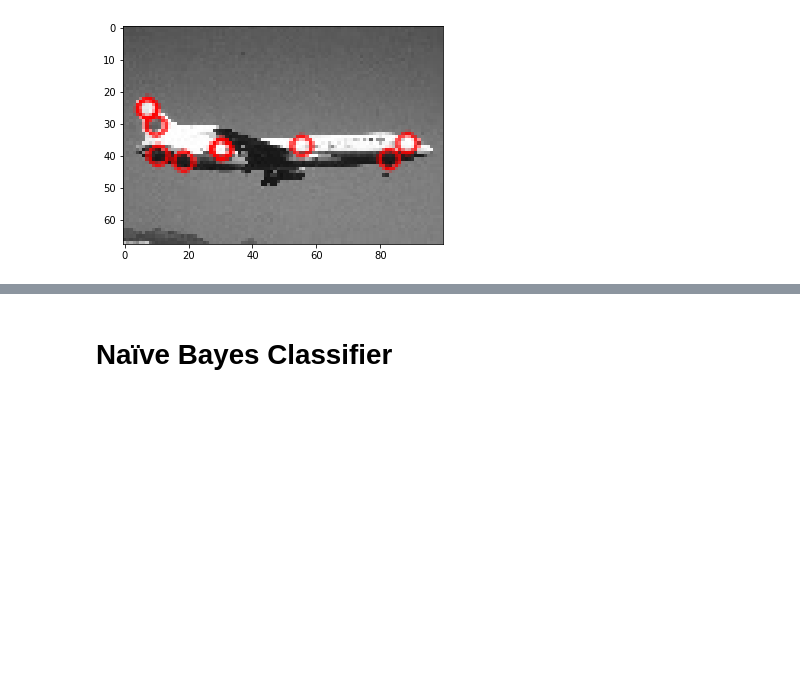
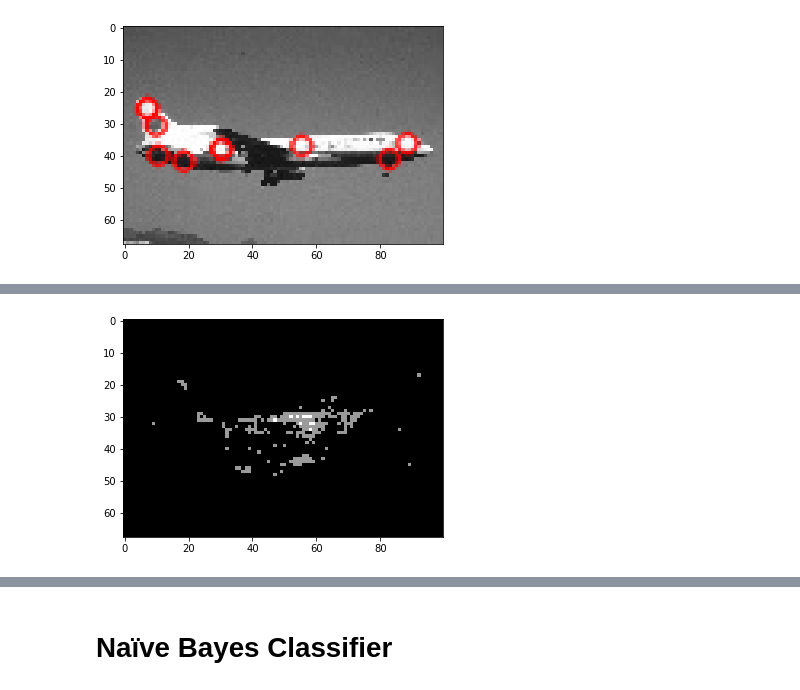
Before and after one commit to kymckay/f21dl-coursework, a Jupyter notebook: km2008_f21dl_cw.ipynb, the cells around one changed output, grey strips where cells are left out. Cells and saved outputs as stored; diff of their text form; code cells hidden in the pictures; blank space fills up the shorter version.

Commit message:
Add MultiSURF correlating feature analysis

```diff
--- a/km2008_f21dl_cw.ipynb
+++ b/km2008_f21dl_cw.ipynb
@@ -41,6 +42,10 @@ dims_csv = f'{data_dir}/images_dims.csv'
 # The directory to save images in after preprocessing
 # Delete the directory to regenerate
 processed_dir = f'{data_dir}/images_post'
+
+# File to save MultiSURF result
+# Delete the file to regenerates
+msurf_file = f'{data_dir}/msurf.txt'
 
 # Utility method to plot numpy greyscale pixel matrices side by side for comparison
 def multi_plot(imgs, size=(10,10), rowlen=5):
@@ -285,7 +290,8 @@ Finally it is time to resize the images. Taking the target aspect ratio of 1.47
 
 However, I also want to reduce the number of features in each instance since I'm working within computational constraints. Taking a maximum dimension of 100px results in a $ 100\text{px} \times 68\text{px} = 6800 \text{ features} $ target size.
 # %%
-dims_target = (100, 68)
+target_w = 100
+target_h = 68
 
 # Images will be saved post-preprocessing to reduce data load time for future re-runs
 if not os.path.isdir(processed_dir):
@@ -298,7 +304,7 @@ if not os.path.isdir(processed_dir):
 
         # Remember to crop off 20px bottom banner
         img = img[:-20, :]
-        img = cv2.resize(img, dims_target)
+        img = cv2.resize(img, (target_w, target_h))
 
         cv2.imwrite(f'{processed_dir}/{fn_true}.jpg', img)
 # %% [markdown]
@@ -438,0 +451,41 @@ exploreSIFT('Lockheed', 97, 10)
+# %%
+# n is number of samples to take from each class
+def multiSURF(n: int):
+    # This takes a while to run so result may be cached
+    if (os.path.isfile(msurf_file )):
+        return np.loadtxt(msurf_file)
+
+    # Equal samples of all classes will be collected
+    data = []
+    labels = []
+
+    for i, cl in enumerate(all_class_imgs):
+        # Need images unravelled into lines of pixels
+        table = all_class_imgs[cl][:n].reshape(n, -1)
+        label = np.ones(n) * i
+
+        data.append(table)
+        labels.append(label)
+
+    # Need to explicitly specify float type so skrebate can true divide
+    data = np.concatenate(data, axis=0, dtype=np.float64)
+    labels = np.concatenate(labels, axis=0, dtype=np.float64)
+
+    # Find the most important (correlating) features using MultiSURF
+    fs = skrebate.MultiSURF()
+    fs.fit(data, labels)
+
+    # Save for time on future runs
+    np.savetxt(msurf_file, fs.feature_importances_)
+
+    return fs.feature_importances_
+
+corr = multiSURF(8)
+corr[corr < 0.02] = -1
+corr[corr >= sorted(corr)[-10]] = 1
+
+# MultiSurf ranks from -1 to 1
+plt.imshow(corr.reshape((target_h, target_w)), vmin=-1, vmax=1, cmap='Greys_r')
+plt.show()
+# %% [output]
+[figure, added]
```
Also changed, not shown: parts of 5 cells of this notebook.
